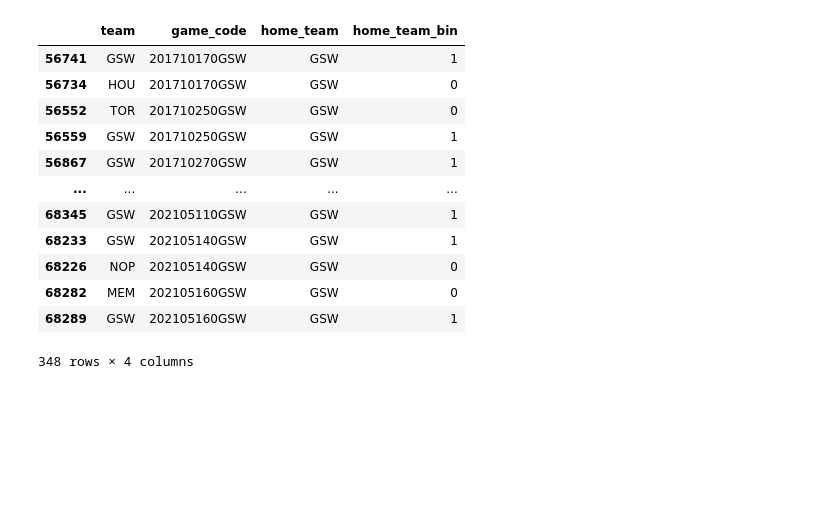
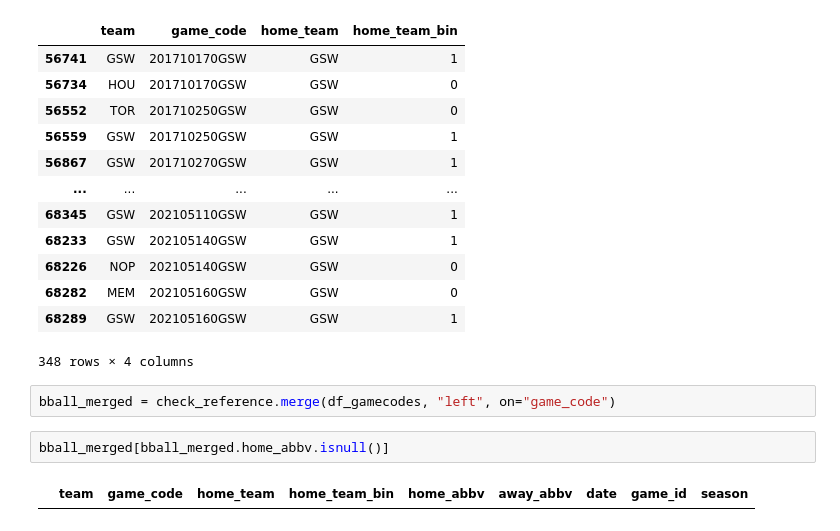
Before and after one commit to kyle-rgb/NBA_Sportsbook_Project, a Jupyter notebook: notebooks/Data Cleaning.ipynb, the cells around one changed output. Drawn from its saved outputs; the diff is of its cells as text; blank space fills up the shorter version.

```diff
--- a/notebooks/Data Cleaning.ipynb
+++ b/notebooks/Data Cleaning.ipynb
@@ -243,3 +243,9 @@ check_reference[check_reference.home_team == "GSW"].sort_values("game_code")
 | 68282 | MEM | 202105160GSW | GSW | 0 |
 | 68289 | GSW | 202105160GSW | GSW | 1 |
 348 rows × 4 columns
+# %%
+bball_merged = check_reference.merge(df_gamecodes, "left", on="game_code")
+# %%
+bball_merged[bball_merged.home_abbv.isnull()]
+# %% [output]
+|  | team | game_code | home_team | home_team_bin | home_abbv | away_abbv | date | game_id | season |
```
Also changed, not shown: parts of 5 cells of this notebook, 2 other files.
